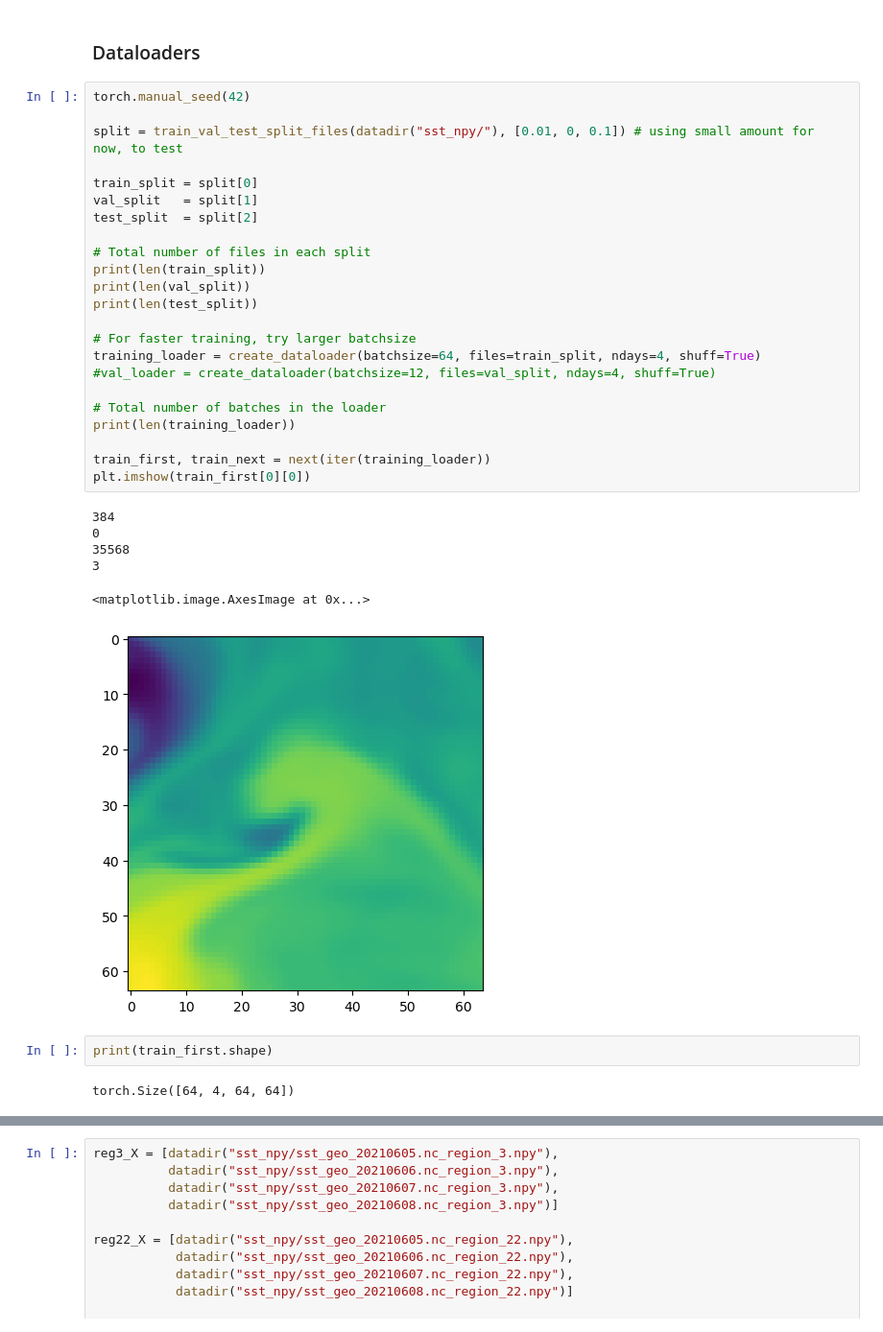
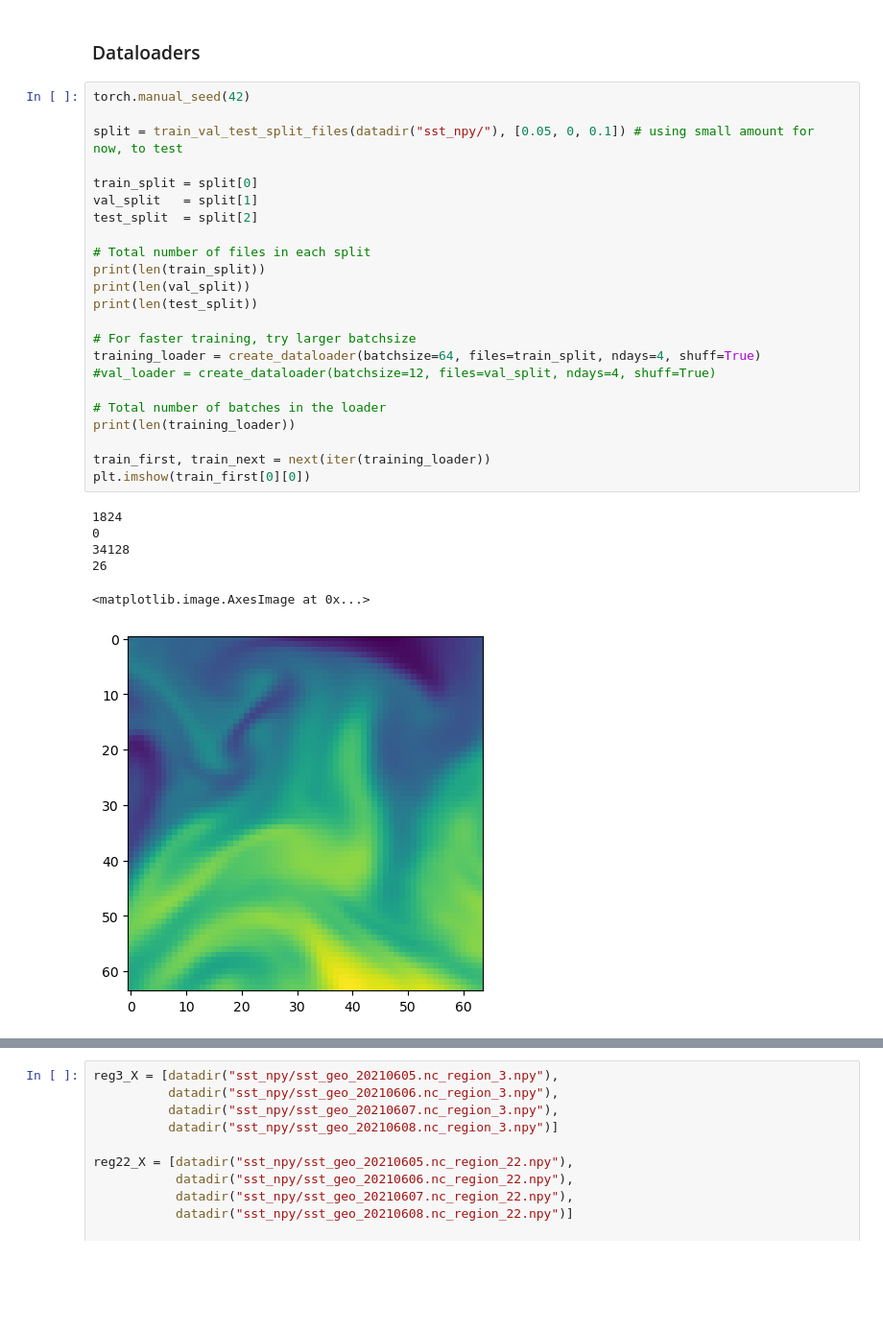
Before and after one commit to ghostpress/rainfall-pde-ml, a Jupyter notebook: code/MLcode.ipynb, the cells around one changed output, grey strips where cells are left out. Shown: that part at 96% size. Saved outputs shown, nothing was run; the diff lists cells and outputs as text; blank space fills up the shorter version.

```diff
--- a/code/MLcode.ipynb
+++ b/code/MLcode.ipynb
@@ -846,34 +851,30 @@ class Experiment():
 # %%
 torch.manual_seed(42)
 
-split = train_val_test_split_files(datadir("sst_npy/"), [0.01, 0, 0.1]) # using small amount for now, to test
+split = train_val_test_split_files(datadir("sst_npy/"), [0.05, 0, 0.1]) # using small amount for now, to test
 
 train_split = split[0]
 val_split   = split[1]
 test_split  = split[2]
 
 # Total number of files in each split
 print(len(train_split))
 print(len(val_split))
 print(len(test_split))
 
 # For faster training, try larger batchsize
 training_loader = create_dataloader(batchsize=64, files=train_split, ndays=4, shuff=True)
 #val_loader = create_dataloader(batchsize=12, files=val_split, ndays=4, shuff=True)
 
 # Total number of batches in the loader
 print(len(training_loader))
 
 train_first, train_next = next(iter(training_loader))
 plt.imshow(train_first[0][0])
 # %% [output]
-384
+1824
 0
-35568
-3
+34128
+26
 <matplotlib.image.AxesImage at 0x...>
-[figure, old version]
+[figure, new version]
-# %%
-print(train_first.shape)
-# %% [output]
-torch.Size([64, 4, 64, 64])
```
Also changed, not shown: parts of 9 cells of this notebook.
